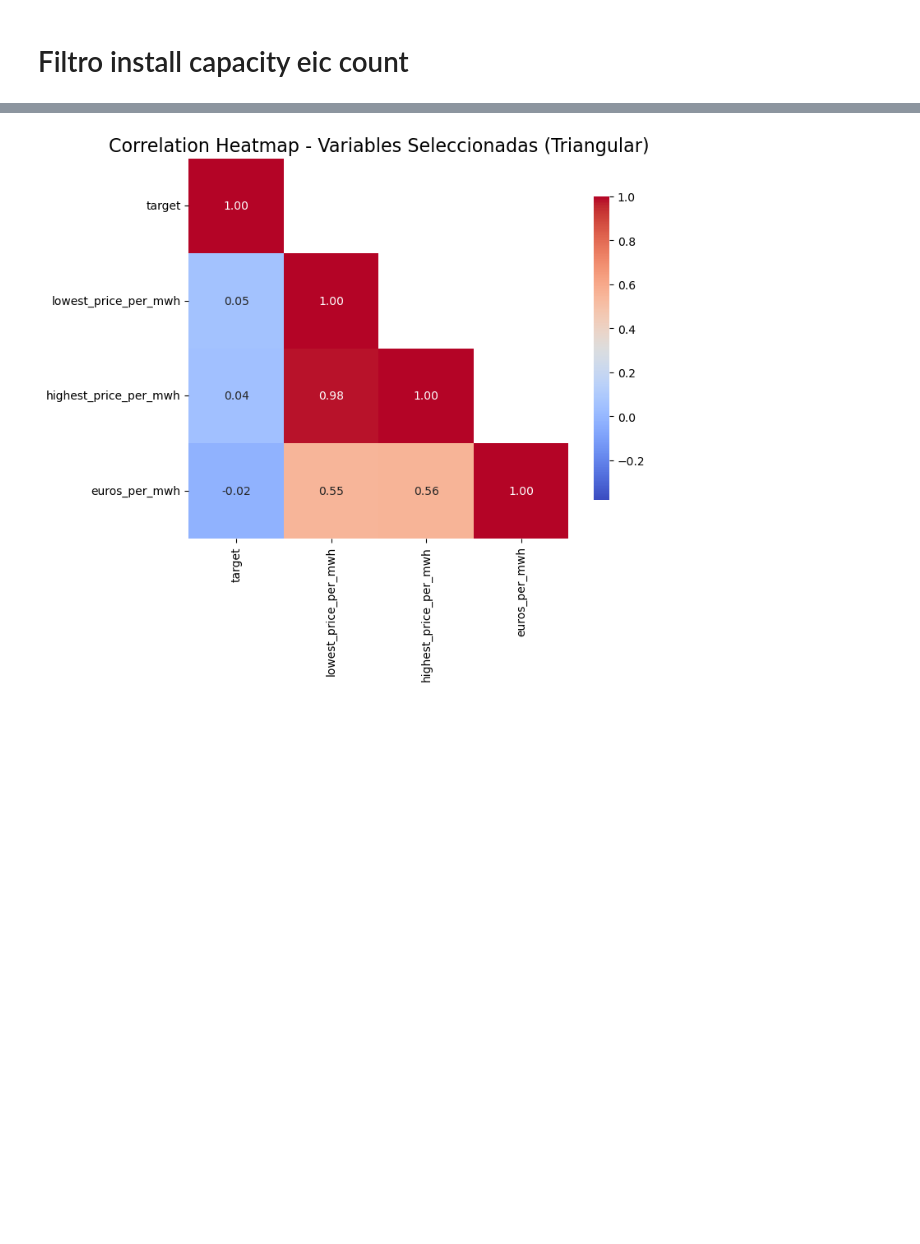
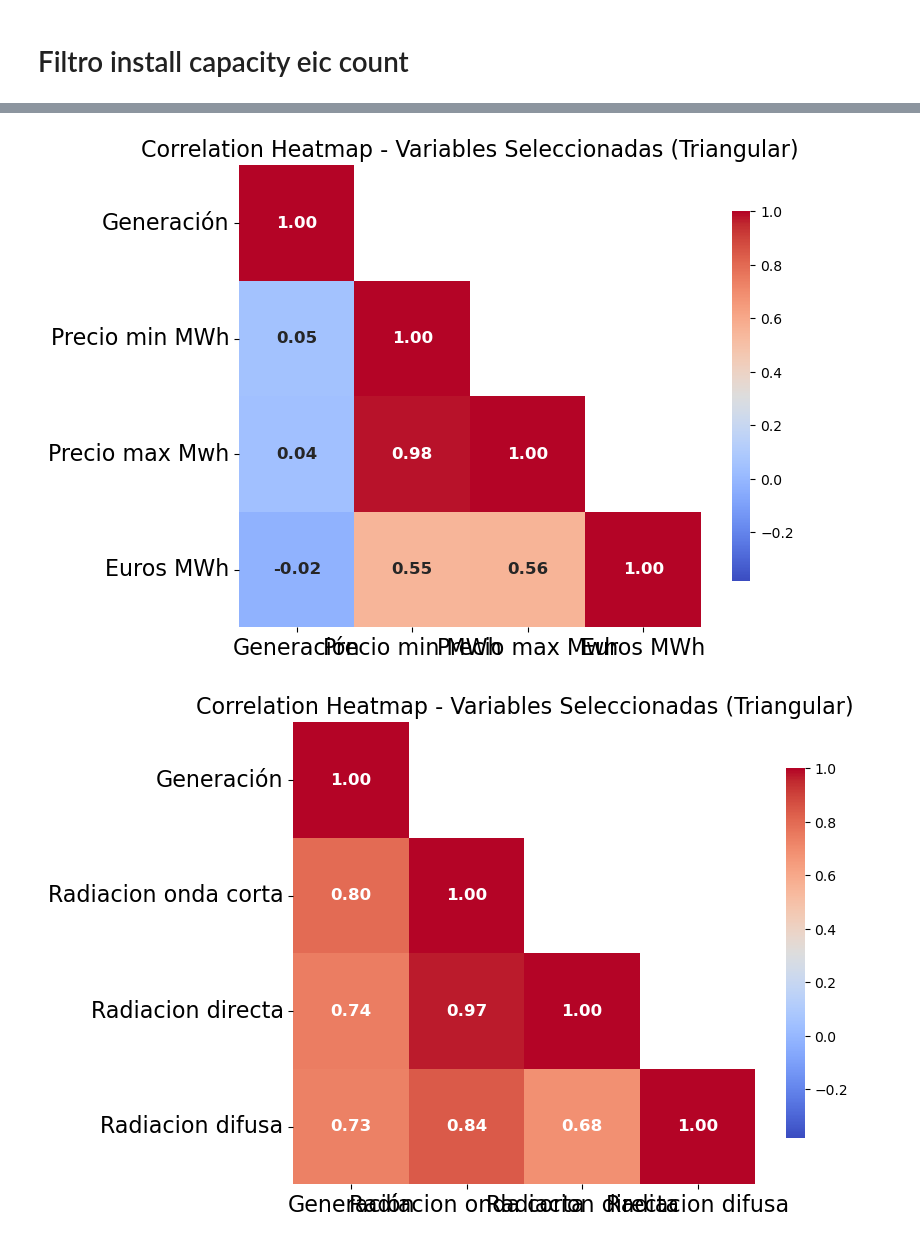
Before and after one commit to josemgoji/Proyecto-integrador-2, a Jupyter notebook: datalab/feat.selection.ipynb, the cells around one changed output, grey strips where cells are left out. Drawn from its saved outputs; the diff is of its cells as text; code cells hidden in the pictures; blank space fills up the shorter version.

```diff
--- a/datalab/feat.selection.ipynb
+++ b/datalab/feat.selection.ipynb
@@ -227,7 +231,34 @@ Index(['target', 'temperature', 'dewpoint', 'rain', 'snowfall',
       dtype='object')
+# %%
+variables_interes = ['Generación','Precio min MWh',
+       'Precio max Mwh', 'Euros MWh']  # reemplaza con los nombres de las variables que te interesan
+
+# Filtrar el DataFrame solo con esas variables
+datos_interes = datos[variables_interes]
+
+correlation_submatrix = correlation_matrix.loc[variables_interes, variables_interes]
+
+# Obtener los valores mínimo y máximo de la matriz completa
+vmin = correlation_matrix.min().min()
+vmax = correlation_matrix.max().max()
+
+mask = np.triu(np.ones_like(correlation_submatrix, dtype=bool), k = 1)
+
+# Graficar el mapa de calor triangular
+# Graficar el mapa de calor triangular
+plt.figure(figsize=(8, 6))
+sns.heatmap(correlation_submatrix, annot=True, fmt=".2f", cmap='coolwarm', square=True,
+            cbar_kws={"shrink": .8}, vmin=vmin, vmax=vmax, mask=mask,
+            annot_kws={"size": 12, "weight": "bold"})
+plt.xticks(rotation=0,fontsize=16)  # Rota las etiquetas del eje X a 90 grados (perpendicular)
+plt.yticks(rotation=0,fontsize=16)   # Mantiene las etiquetas del eje Y de forma horizontal
+plt.title('Correlation Heatmap - Variables Seleccionadas (Triangular)', fontsize=16)
+plt.show()
+# %% [output]
+[figure, added]
 # %%
-variables_interes = ['target','lowest_price_per_mwh', 'highest_price_per_mwh',
-       'euros_per_mwh']  # reemplaza con los nombres de las variables que te interesan
+variables_interes = ['Generación','Radiacion onda corta',
+       'Radiacion directa', 'Radiacion difusa'] # reemplaza con los nombres de las variables que te interesan
 
 # Filtrar el DataFrame solo con esas variables
 datos_interes = datos[variables_interes]
@@ -243,11 +274,14 @@ mask = np.triu(np.ones_like(correlation_submatrix, dtype=bool), k = 1)
 # Graficar el mapa de calor triangular
 plt.figure(figsize=(8, 6))
 sns.heatmap(correlation_submatrix, annot=True, fmt=".2f", cmap='coolwarm', square=True,
-            cbar_kws={"shrink": .8}, vmin=vmin, vmax=vmax, mask=mask)
+            cbar_kws={"shrink": .8}, vmin=vmin, vmax=vmax, mask=mask,
+            annot_kws={"size": 12, "weight": "bold"})
+plt.xticks(rotation=0,fontsize=16)  # Rota las etiquetas del eje X a 90 grados (perpendicular)
+plt.yticks(rotation=0,fontsize=16)   # Mantiene las etiquetas del eje Y de forma horizontal
 plt.title('Correlation Heatmap - Variables Seleccionadas (Triangular)', fontsize=16)
 plt.show()
 # %% [output]
-[figure, old version]
+[figure, new version]
 # %%
 datos.columns
 # %% [output]
```
Also changed, not shown: parts of 13 cells of this notebook, 4 other files.
